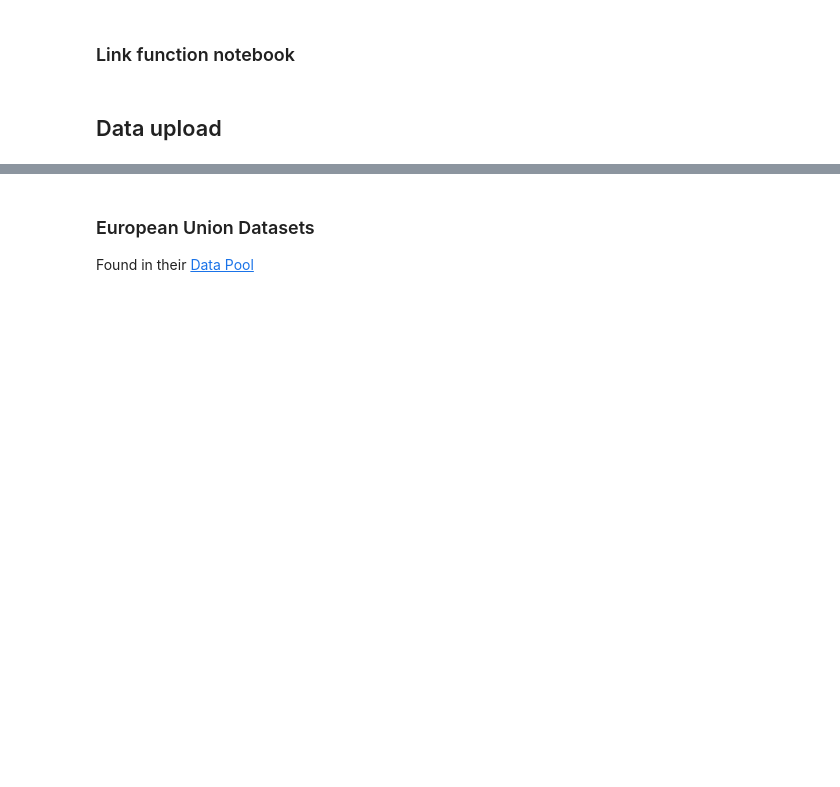
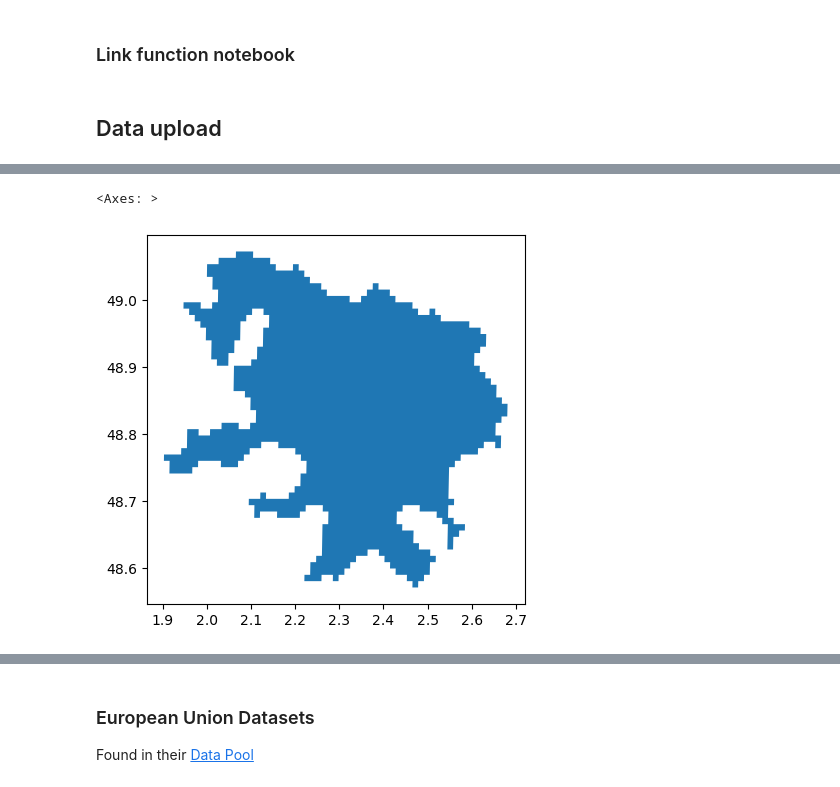
Before and after one commit to Geo-Cultural-Informatics-Lab/OSM-Feature-Completeness, a Jupyter notebook: 4) Validity_tests/general_building_dataset.ipynb, the cells around one changed output, grey strips where cells are left out. Saved outputs shown, nothing was run; the diff lists cells and outputs as text; code cells hidden in the pictures; blank space fills up the shorter version.

```diff
--- a/4) Validity_tests/general_building_dataset.ipynb
+++ b/4) Validity_tests/general_building_dataset.ipynb
@@ -47,0 +51,9 @@ from functions import generate_measure_sample_plot # plotting functions
+# %%
+paris_tight = gpd.read_file(os.path.join(data_path, 'arrondissements.geojson'))
+gdf = gpd.read_file(os.path.join(data_path, 'GHS_STAT_UCDB2015MT_GLOBE_R2019A_V1_2.gpkg'))
+paris_large = gdf[gdf["UC_NM_MN"] == "Paris"]
+# %%
+paris_large.plot()
+# %% [output]
+<Axes: >
+[figure, added]
```
Also changed, not shown: parts of 4 cells of this notebook, 2 other files.
